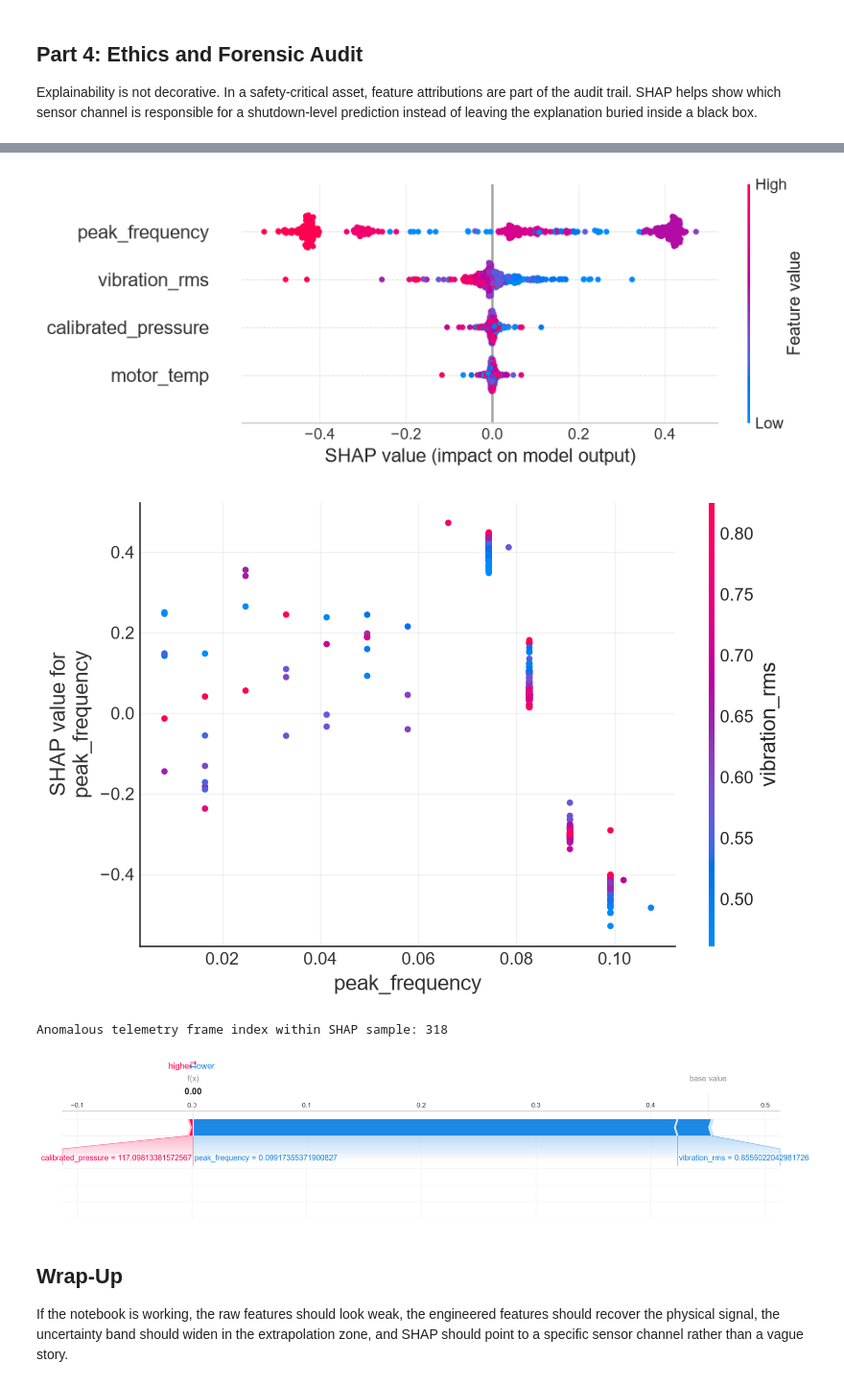
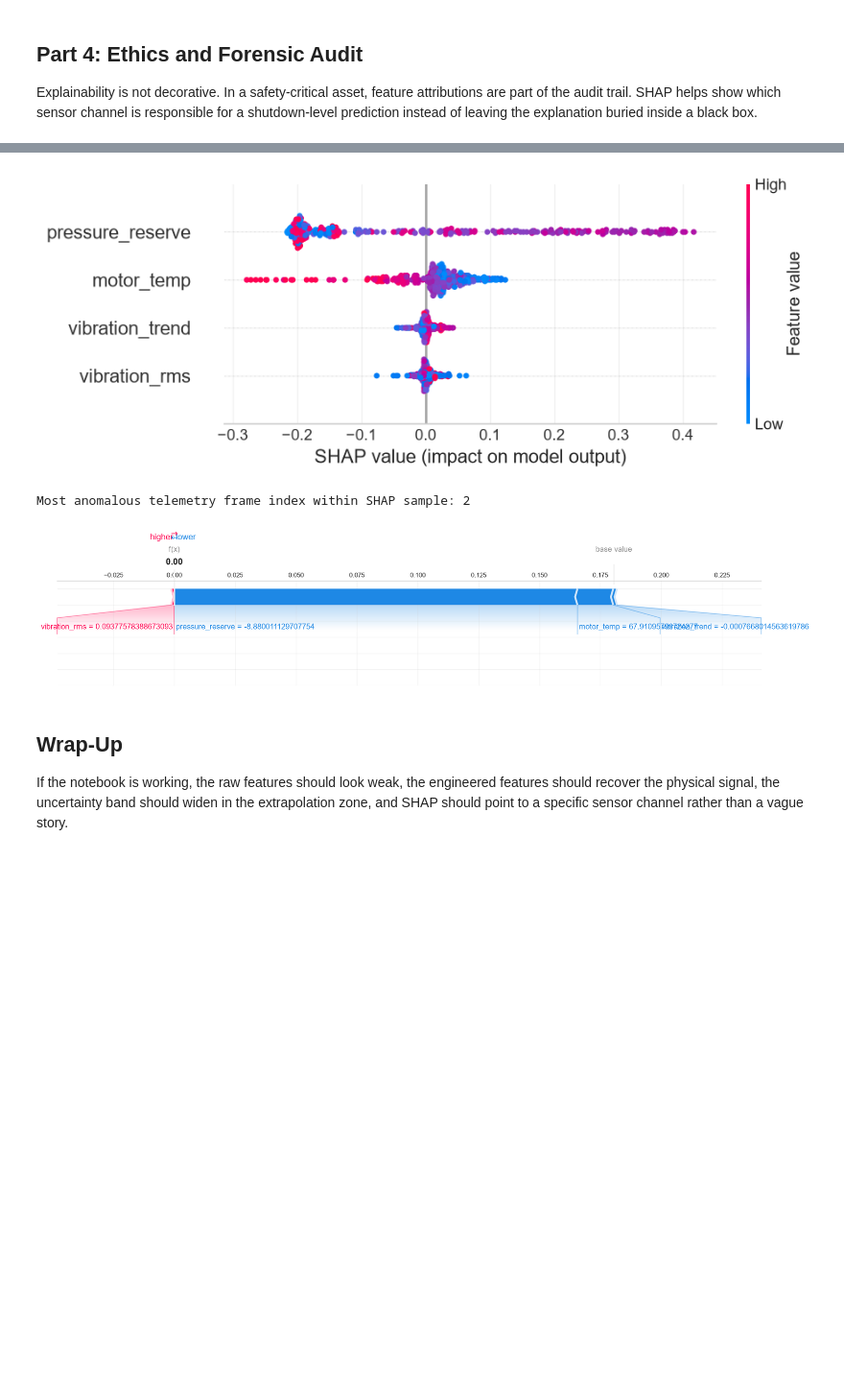
Before and after one commit to JFrusher/DCE-Workshops, a Jupyter notebook: ML+AI_workshop/solutions/solution_MLAI.ipynb, the cells around one changed output, grey strips where cells are left out. Shown at 96% size. Drawn from its saved outputs; the diff is of its cells as text; code cells hidden in the pictures; blank space fills up the shorter version.

```diff
--- a/ML+AI_workshop/solutions/solution_MLAI.ipynb
+++ b/ML+AI_workshop/solutions/solution_MLAI.ipynb
@@ -17,14 +17,10 @@ import matplotlib.pyplot as plt
 import numpy as np
 import pandas as pd
 import shap
-from scipy.fft import rfft, rfftfreq
 from scipy.signal import savgol_filter
 from sklearn.ensemble import RandomForestRegressor
-from sklearn.gaussian_process import GaussianProcessRegressor
-from sklearn.gaussian_process.kernels import ConstantKernel as C, Matern
 from sklearn.metrics import r2_score
 from sklearn.model_selection import train_test_split
-from sklearn.preprocessing import StandardScaler
 
 plt.style.use("seaborn-v0_8-whitegrid")
 plt.rcParams.update(
@@ -67,35 +63,27 @@ def rolling_rms(signal: np.ndarray, window: int = 61) -> np.ndarray:
     )
 
 
-def rolling_peak_frequency(signal: np.ndarray, window: int = 121, sample_spacing: float = 1.0) -> np.ndarray:
+def rolling_trend(signal: np.ndarray, window: int = 31) -> np.ndarray:
     values = np.asarray(signal, dtype=float)
     half_window = window // 2
-    peak_freq = np.empty(values.shape[0], dtype=float)
-    peak_freq[:] = np.nan
+    trend_values = []
 
     for index in range(values.shape[0]):
         start = max(0, index - half_window)
         stop = min(values.shape[0], index + half_window + 1)
         window_values = values[start:stop]
-        if window_values.size < 8:
-            continue
-        centered = window_values - window_values.mean()
-        spectrum = np.abs(rfft(centered))
-        freqs = rfftfreq(centered.size, d=sample_spacing)
-        if freqs.size > 1:
-            dominant_index = int(np.argmax(spectrum[1:]) + 1)
-            peak_freq[index] = freqs[dominant_index]
+        if window_values.size < 2:
+            trend_values.append(np.nan)
         else:
-            peak_freq[index] = 0.0
+            trend_values.append((window_values[-1] - window_values[0]) / max(1, window_values.size - 1))
 
-    return pd.Series(peak_freq).bfill().ffill().to_numpy()
+    return pd.Series(trend_values).bfill().ffill().to_numpy()
 
 
 def enforce_physical_limits(predictions: np.ndarray, inputs: pd.DataFrame) -> np.ndarray:
     bounded = np.clip(np.asarray(predictions, dtype=float), 0.0, 1.0)
-    cavitation_mask = inputs["calibrated_pressure"].to_numpy() < 10.0
-    bounded[cavitation_mask] = np.minimum(bounded[cavitation_mask], 0.2)
-    return bounded
+    cavitation_mask = inputs["pressure_reserve"].to_numpy() < -7.5
+    return np.where(cavitation_mask, np.minimum(bounded, 0.2), bounded)
 # %% [markdown]
 ## Part 1: The Dirty Reality
 
@@ -272,7 +288,7 @@ Physics-limited tail values: [0.2 0.2 0.2 0.2 0.2]
 Explainability is not decorative. In a safety-critical asset, feature attributions are part of the audit trail. SHAP helps show which sensor channel is responsible for a shutdown-level prediction instead of leaving the explanation buried inside a black box.
 # %%
 shap.initjs()
-shap_sample = test_df.sample(n=min(500, len(test_df)), random_state=42).copy()
+shap_sample = test_df.sample(n=min(300, len(test_df)), random_state=42).copy()
 X_shap = shap_sample[engineered_features]
 shap_explainer = shap.TreeExplainer(engineered_model)
 shap_values = shap_explainer.shap_values(X_shap)
@@ -284,15 +300,14 @@ print(feature_importance)
 print(f"Dominant sensor channel: {dominant_feature}")
 
 shap.summary_plot(shap_values, X_shap, show=True)
-shap.dependence_plot(dominant_feature, shap_values, X_shap, show=True)
 
-anomaly_index = int(np.argmin(engineered_model.predict(X_shap)))
+top_row = int(np.argmin(engineered_model.predict(X_shap)))
 expected_value = float(np.asarray(shap_explainer.expected_value).squeeze())
-print(f"Anomalous telemetry frame index within SHAP sample: {anomaly_index}")
+print(f"Most anomalous telemetry frame index within SHAP sample: {top_row}")
 shap.force_plot(
     expected_value,
-    shap_values[anomaly_index],
-    X_shap.iloc[anomaly_index],
+    shap_values[top_row],
+    X_shap.iloc[top_row],
     matplotlib=True,
     show=True,
 )
@@ -308,7 +323,6 @@ Dominant sensor channel: peak_frequency
-[figure, old version]
+[figure, new version]
+Most anomalous telemetry frame index within SHAP sample: 2
-[figure, old version]
+[figure, new version]
-Anomalous telemetry frame index within SHAP sample: 318
-[figure, removed]
 # %% [markdown]
 ## Wrap-Up
 
```
Also changed, not shown: parts of 7 cells of this notebook, 4 other files.
